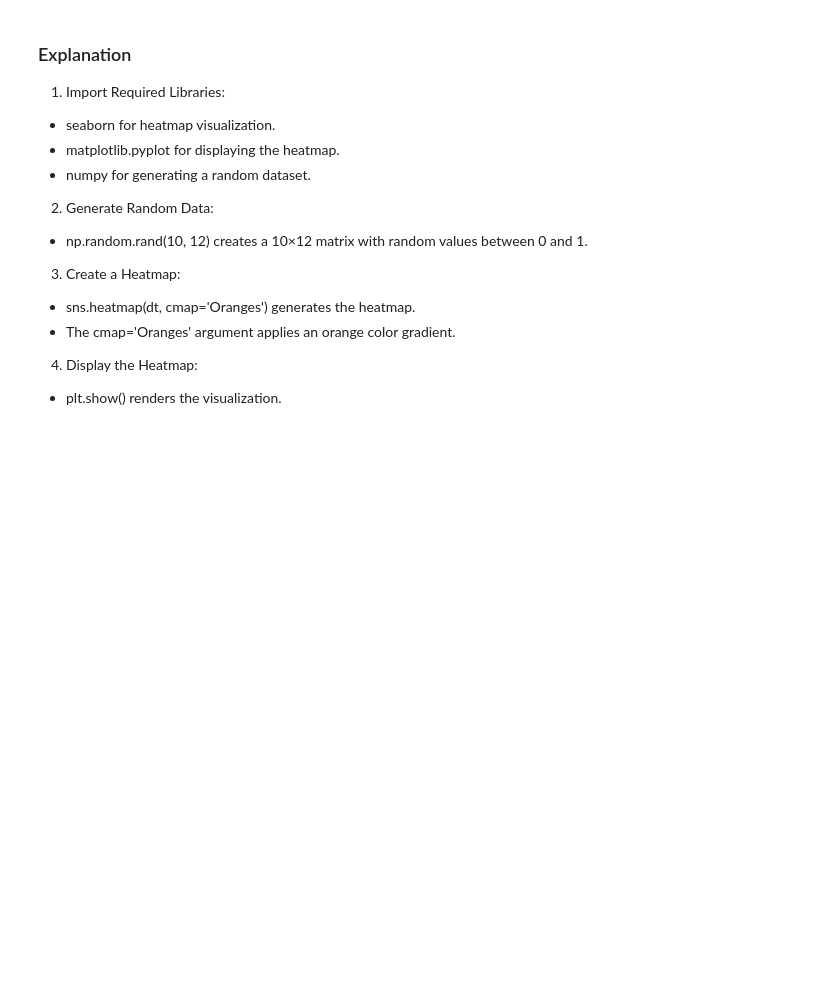
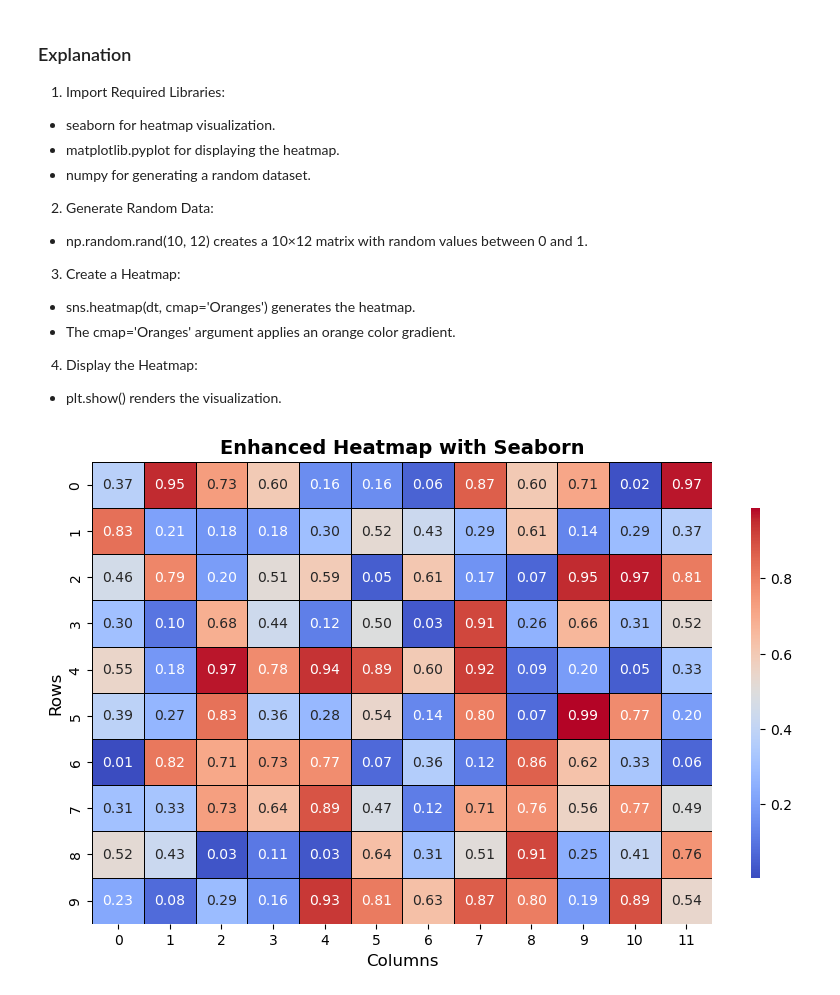
Before and after one commit to mngugi/Code_3_Camp, a Jupyter notebook: heatMapRecap.ipynb, the cells around one changed output. Cells and saved outputs as stored; diff of their text form; code cells hidden in the pictures; blank space fills up the shorter version.

```diff
--- a/heatMapRecap.ipynb
+++ b/heatMapRecap.ipynb
@@ -29,3 +29,35 @@ plt.show()
 4. Display the Heatmap:
 
 - plt.show() renders the visualization.
+# %%
+import seaborn as sns
+import matplotlib.pyplot as plt
+import numpy as np
+
+# Generate Random Data (10x12 Matrix)
+np.random.seed(42)  # For reproducibility
+dt = np.random.rand(10, 12)
+
+# Set figure size
+plt.figure(figsize=(10, 6))
+
+# Create Heatmap with Customizations
+sns.heatmap(
+    dt,
+    cmap='coolwarm',  # Color gradient (from cool to warm)
+    annot=True,  # Show values inside the heatmap
+    fmt=".2f",  # Format numbers to 2 decimal places
+    linewidths=0.5,  # Add grid lines between cells
+    linecolor='black',  # Grid line color
+    cbar_kws={"shrink": 0.8, "aspect": 40}  # Adjust color bar size
+)
+
+# Add Labels and Title
+plt.xlabel("Columns", fontsize=12)
+plt.ylabel("Rows", fontsize=12)
+plt.title("Enhanced Heatmap with Seaborn", fontsize=14, fontweight="bold")
+
+# Display the Heatmap
+plt.show()
+# %% [output]
+[figure, added]
```
